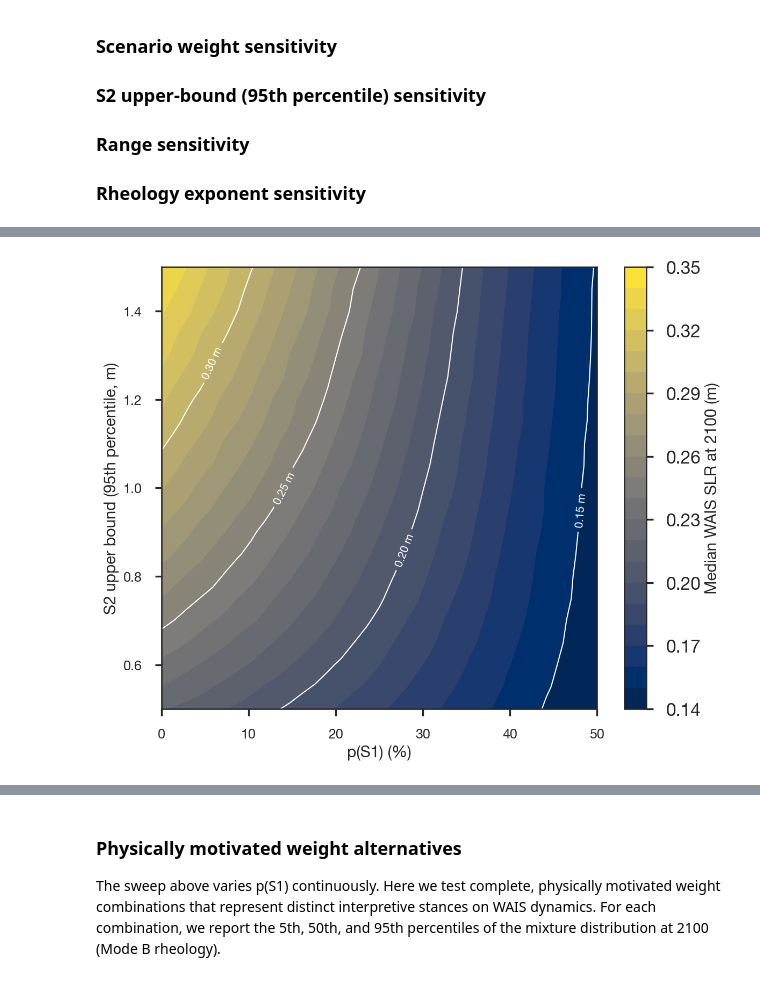
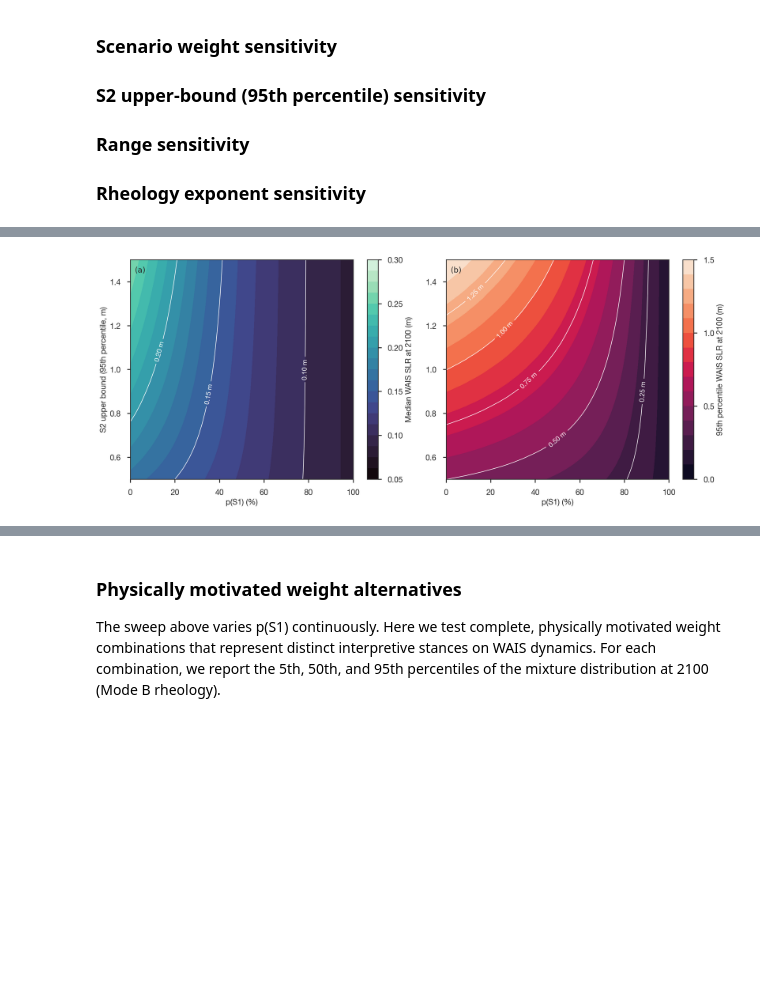
Before and after one commit to bminchew/GMSLR_forecast_v1, a Jupyter notebook: slr_forecast/notebooks/component_wais.ipynb, the cells around one changed output, grey strips where cells are left out. Saved outputs shown, nothing was run; the diff lists cells and outputs as text; code cells hidden in the pictures; blank space fills up the shorter version.

```diff
--- a/slr_forecast/notebooks/component_wais.ipynb
+++ b/slr_forecast/notebooks/component_wais.ipynb
@@ -1183,7 +1183,7 @@ def add_pctile_markers(ax, pctiles, color, text_offset_pts=None):
         ax.annotate(f'{pct}', xy=(val, ax.get_ylim()[1] * 0.97),
                     xytext=(text_offset_pts.get(pct, 0), 0),
                     textcoords='offset points',
-                    color=color, fontsize=9, ha='center', va='top',
+                    color=color, fontsize=TICK_FONTSIZE, ha='center', va='top',
                     fontweight='bold', zorder=22,
                     bbox=dict(boxstyle='round,pad=0.15', facecolor='white',
                               edgecolor='none', alpha=0.85))
@@ -1199,7 +1199,7 @@ ax_pdf.set_ylabel('Probability (%)', fontsize=LABEL_FONTSIZE)
 ax_pdf.legend(fontsize=LEGEND_FONTSIZE, loc='upper right')
 ax_pdf.set_xlim(*xlim)
 ax_pdf.grid(True, alpha=0.2)
-ax_pdf.tick_params(labelsize=TICK_FONTSIZE)
+ax_pdf.tick_params(labelsize=LABEL_FONTSIZE)
 ax_pdf.text(0.02, 0.95, '(a)', transform=ax_pdf.transAxes, fontsize=LABEL_FONTSIZE,
             family='DejaVu Sans', va='top', ha='left')
 
@@ -1209,7 +1209,7 @@ ax_exc.legend(fontsize=LEGEND_FONTSIZE)
 ax_exc.set_ylim(0, 100)
 ax_exc.set_xlim(*xlim)
 ax_exc.grid(True, alpha=0.2)
-ax_exc.tick_params(labelsize=TICK_FONTSIZE)
+ax_exc.tick_params(labelsize=LABEL_FONTSIZE)
 ax_exc.text(0.02, 0.95, '(b)', transform=ax_exc.transAxes, fontsize=LABEL_FONTSIZE,
             family='DejaVu Sans', va='top', ha='left')
 # Labeled inside the empty right side of the panel (curves have already
@@ -1219,7 +1219,7 @@ _exc_ref_lines = {50: 'median', 5: '5%'}
 for _y, _ylabel in _exc_ref_lines.items():
     ax_exc.axhline(_y, color='grey', ls='--', lw=1, alpha=0.7, zorder=1)
     ax_exc.text(xlim[1] - 0.05 * (xlim[1] - xlim[0]), _y + 1, _ylabel,
-                color='grey', fontsize=9, ha='right', va='bottom', zorder=1)
+                color='grey', fontsize=TICK_FONTSIZE, ha='right', va='bottom', zorder=1)
 
 # Colorbar for the (a)/(b) row (replaces per-line legend entries for the
 # viridis mixture sweep). One shared colorbar is enough for both panels.
@@ -1227,7 +1227,7 @@ _sweep_sm = plt.cm.ScalarMappable(cmap=_sweep_cmap, norm=mcolors.Normalize(vmin=
 _sweep_sm.set_array([])
 _cbar = fig.colorbar(_sweep_sm, ax=ax_exc, pad=0.02)
 _cbar.set_label('p(S1) (%)', fontsize=LABEL_FONTSIZE)
-_cbar.ax.tick_params(labelsize=TICK_FONTSIZE)
+_cbar.ax.tick_params(labelsize=LABEL_FONTSIZE)
 _cbar.ax.yaxis.set_major_formatter(mticker.PercentFormatter(xmax=1.0, decimals=0, symbol=''))
 
 # ─────────────────────────────────────────────────────────────────────────
@@ -1310,7 +1310,7 @@ ax_proj.set_xlim(2000, 2100)
 ax_proj.set_ylim(-0.05, 1.4)
 ax_proj.axhline(0, color='k', lw=0.5, ls='--')
 ax_proj.grid(True, alpha=0.2)
-ax_proj.tick_params(labelsize=TICK_FONTSIZE)
+ax_proj.tick_params(labelsize=LABEL_FONTSIZE)
 ax_proj.legend(fontsize=LEGEND_FONTSIZE, loc='upper left', bbox_to_anchor=(0.005, 0.90))
 ax_proj.text(0.01, 0.97, '(c)', transform=ax_proj.transAxes, fontsize=LABEL_FONTSIZE,
              family='DejaVu Sans', va='top', ha='left', zorder=40,
@@ -1322,7 +1322,7 @@ _sweep_sm_c = plt.cm.ScalarMappable(cmap=_sweep_cmap, norm=mcolors.Normalize(vmi
 _sweep_sm_c.set_array([])
 _cbar_c = fig.colorbar(_sweep_sm_c, ax=ax_proj, pad=0.02)
 _cbar_c.set_label('p(S1) (%)', fontsize=LABEL_FONTSIZE)
-_cbar_c.ax.tick_params(labelsize=TICK_FONTSIZE)
+_cbar_c.ax.tick_params(labelsize=LABEL_FONTSIZE)
 _cbar_c.ax.yaxis.set_major_formatter(mticker.PercentFormatter(xmax=1.0, decimals=0, symbol=''))
 
 plt.tight_layout()
@@ -1719,61 +1719,94 @@ P95 fit    [cubic(p) x quadratic(h)]: p95    ~ +0.0069105*1 +0.0012968*h +1.1319
 # %%
-# ── PROTOTYPE: joint (p(S1), high_mm) -> median WAIS SLR heatmap ──
+# ── PROTOTYPE: joint (p(S1), high_mm) -> median and 95th-percentile WAIS SLR heatmaps ──
 # Draft figure for review, not yet folded into the appendix structure above.
 # Shows the full joint sensitivity surface that neither line-sweep figure
-# above can show on its own: median WAIS SLR at 2100 as a function of both
-# p(S1) [0, 50%] and S2_fast_wais's high_mm bound [500, 1500 mm]
+# above can show on its own: median (a) and 95th-percentile (b) WAIS SLR at
+# 2100 as a function of both
+# p(S1) [0, 100%] and S2_fast_wais's high_mm bound [500, 1500 mm]
 # simultaneously, at alpha held to its baseline (3.0) -- alpha's own effect
 # is already characterized in the p(S1)/alpha figure above, and adding it
 # here as a 4th dimension would overload one panel.
 #
 
+import seaborn as sns
+
 N_HEATMAP = 500_000
-p1_grid = np.linspace(0.0, 0.50, 35)
+p1_grid = np.linspace(0.0, 1.0, 69)
 high_mm_grid = np.linspace(500.0, 1500.0, 21)
 
+# Mixture built from separate draws: S1 and S2 are independent within a
+# sample (n is held constant, so no shared rheology draw), so the mixture
+# CDF is exactly F(x) = p*F_S1(x) + (1 - p)*F_S2(x). S1 is drawn once and S2
+# once per high_mm (common seed), then each quantile is read off F for every
+# p(S1). This removes the column-to-column noise from re-drawing the S1/S2
+# assignment at each p(S1), and gives both scenarios all N draws at every
+# weight. The surface shares one realization of sampling noise, so its
+# smoothness is not a measure of convergence.
+s1_sorted = np.sort(sample_a4_wais_endpoint(
+    N_HEATMAP, np.random.default_rng(4000), rheology_mode=RHEOLOGY_MODE,
+    scenario_overrides={'weights': {'S1_status_quo': 1.0, 'S2_fast_wais': 0.0}}))
+
 Z_median = np.zeros((len(high_mm_grid), len(p1_grid)))
-for i, p1 in enumerate(p1_grid):
-    weights = {'S1_status_quo': p1, 'S2_fast_wais': 1.0 - p1}
-    for j, h in enumerate(high_mm_grid):
-        samples = sample_a4_wais_endpoint(
-            N_HEATMAP, np.random.default_rng(4000 + i * len(high_mm_grid) + j),
-            rheology_mode=RHEOLOGY_MODE,
-            scenario_overrides={'S2_fast_wais': {'high_mm': h, 'alpha': baseline_alpha},
-                                 'weights': weights},
-        )
-        Z_median[j, i] = np.median(samples)
+Z_p95 = np.zeros_like(Z_median)
+for j, h in enumerate(high_mm_grid):
+    s2_sorted = np.sort(sample_a4_wais_endpoint(
+        N_HEATMAP, np.random.default_rng(4001), rheology_mode=RHEOLOGY_MODE,
+        scenario_overrides={'S2_fast_wais': {'high_mm': h, 'alpha': baseline_alpha},
+                             'weights': {'S1_status_quo': 0.0, 'S2_fast_wais': 1.0}}))
+    x_all = np.sort(np.concatenate([s1_sorted, s2_sorted]))
+    F1 = np.searchsorted(s1_sorted, x_all, side='right') / N_HEATMAP
+    F2 = np.searchsorted(s2_sorted, x_all, side='right') / N_HEATMAP
+    for i, p1 in enumerate(p1_grid):
+        F_mix = p1 * F1 + (1.0 - p1) * F2
+        Z_median[j, i], Z_p95[j, i] = np.interp([0.5, 0.95], F_mix, x_all)
 
 P1_mesh, H_mesh = np.meshgrid(p1_grid * 100, high_mm_grid / M_TO_MM)
 
-fig_hm, ax_hm = plt.subplots(figsize=(8, 6.5))
-im_hm = ax_hm.contourf(P1_mesh, H_mesh, Z_median, levels=20, cmap='cividis')
-cbar_hm = fig_hm.colorbar(im_hm, ax=ax_hm)
+fig_hm, (ax_hm, ax_hm95) = plt.subplots(1, 2, figsize=(16, 6.5))
+im_hm = ax_hm.contourf(P1_mesh, H_mesh, Z_median, levels=np.linspace(0.05, 0.3, 21), cmap=sns.color_palette('mako', as_cmap=True))
+cbar_hm = fig_hm.colorbar(im_hm, ax=ax_hm, ticks=[0.05, 0.1, 0.15, 0.2, 0.25, 0.3])
 cbar_hm.set_label('Median WAIS SLR at 2100 (m)', fontsize=LABEL_FONTSIZE)
+cbar_hm.ax.tick_params(labelsize=LABEL_FONTSIZE)
 
 #contour_levels = np.round(np.linspace(Z_median.min(), Z_median.max(), 5)[1:-1], 2) + 0.01
-contour_levels = [0.15, 0.2, 0.25, 0.3]
+contour_levels = [0.1, 0.15, 0.2]
 
 cs_hm = ax_hm.contour(P1_mesh, H_mesh, Z_median, levels=contour_levels,
                        colors='white', linewidths=1.0)
-ax_hm.clabel(cs_hm, inline=True, fontsize=ANNOT_FONTSIZE, fmt='%.2f m')
+ax_hm.clabel(cs_hm, inline=True, fontsize=TICK_FONTSIZE, fmt='%.2f m')
+
+# Panel (b): 95th percentile, same axes, magma colormap
+# Clipped at the 1.5 m colormap top for display only: one corner grid point
+# (p(S1)=0, high_mm=1500) sits at ~1.504 m from sampling noise.
+im_hm95 = ax_hm95.contourf(P1_mesh, H_mesh, np.minimum(Z_p95, 1.5), levels=np.linspace(0.0, 1.5, 16), cmap=sns.color_palette('rocket', as_cmap=True))
+cbar_hm95 = fig_hm.colorbar(im_hm95, ax=ax_hm95, ticks=[0.0, 0.5, 1.0, 1.5])
+cbar_hm95.set_label('95th percentile WAIS SLR at 2100 (m)', fontsize=LABEL_FONTSIZE)
+cbar_hm95.ax.tick_params(labelsize=LABEL_FONTSIZE)
+contour_levels_p95 = [0.25, 0.5, 0.75, 1.0, 1.25]
+cs_hm95 = ax_hm95.contour(P1_mesh, H_mesh, Z_p95, levels=contour_levels_p95,
+                          colors='white', linewidths=1.0)
+ax_hm95.clabel(cs_hm95, inline=True, fontsize=TICK_FONTSIZE, fmt='%.2f m')
 
 #ax_hm.scatter([baseline_p_s1 * 100], [baseline_high_mm], marker='*', s=300,
 #              color='black', edgecolor='white', linewidth=1.2, zorder=5,
 #              label=f'Baseline: p(S1)={baseline_p_s1:.0%}, high_mm={baseline_high_mm:.0f} mm')
 #ax_hm.legend(fontsize=LEGEND_FONTSIZE, loc='upper right')
 
-ax_hm.set_xlabel('p(S1) (%)', fontsize=LABEL_FONTSIZE)
 ax_hm.set_ylabel('S2 upper bound (95th percentile, m)', fontsize=LABEL_FONTSIZE)
-ax_hm.tick_params(labelsize=TICK_FONTSIZE)
+for _ax, _lbl in ((ax_hm, '(a)'), (ax_hm95, '(b)')):
+    _ax.set_xlabel('p(S1) (%)', fontsize=LABEL_FONTSIZE)
+    _ax.tick_params(labelsize=LABEL_FONTSIZE)
+    _ax.text(0.02, 0.97, _lbl, transform=_ax.transAxes, fontsize=LABEL_FONTSIZE,
+             family='DejaVu Sans', va='top', ha='left')
 #ax_hm.set_title('Median WAIS SLR at 2100: joint (p(S1), high_mm) sensitivity\n'
 #                 f'(alpha = {baseline_alpha:.2f}, N={N_HEATMAP:,} per grid point)',
 #                 fontsize=LABEL_FONTSIZE)
 
 plt.tight_layout()
 plt.savefig(f'{FIG_DIR}/component_wais_median_heatmap_prototype.png', dpi=150, bbox_inches='tight')
 plt.show()
 # %% [output]
-[figure, old version]
+[figure, new version]
 # %%
 # ── Scenario-weight sensitivity: PDF (a) and projection fan (b) ──
 # Compares the published result (n ~ N(4.1, 0.4^2), 10/90 baseline weighting)
```
Also changed, not shown: parts of 15 cells of this notebook, 15 other files.
